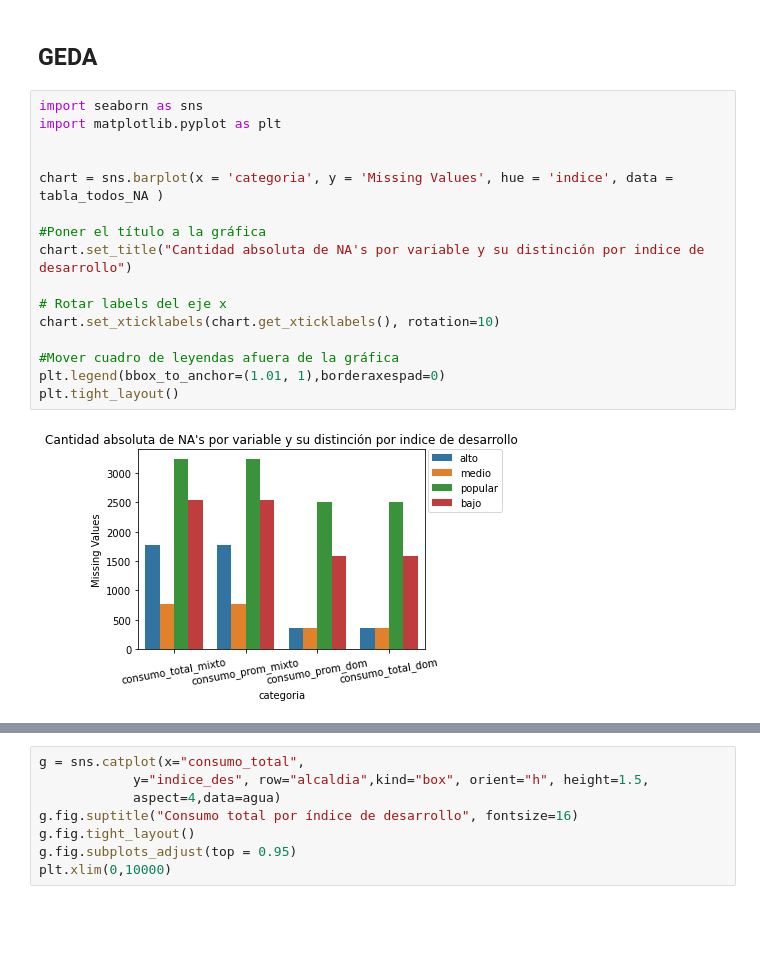
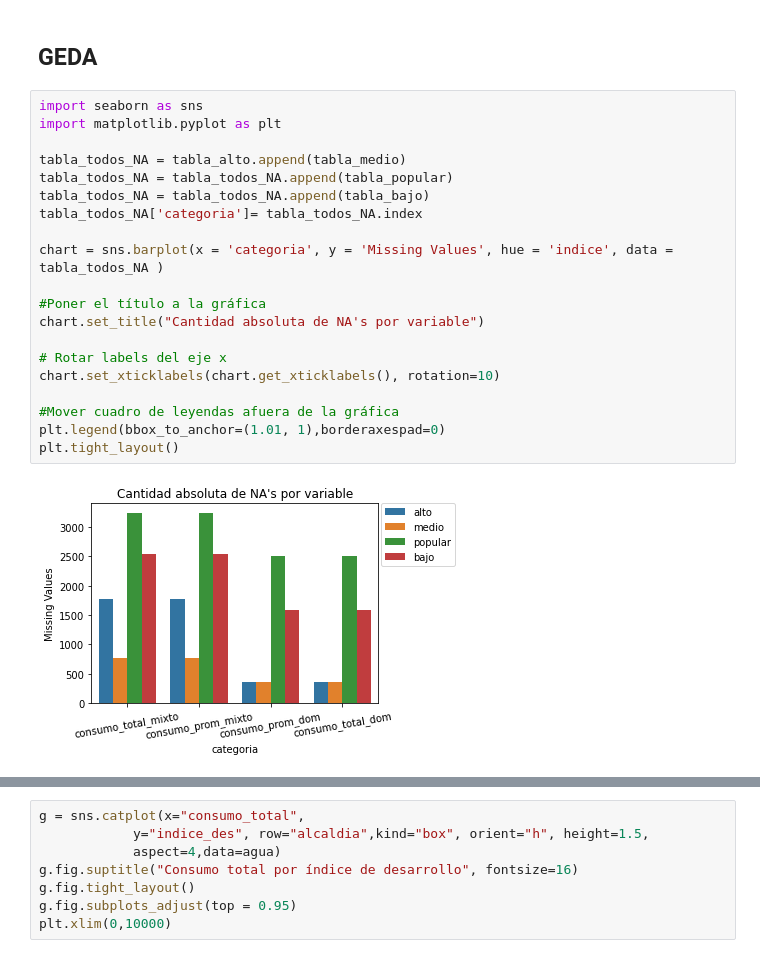
Before and after one commit to rafaelortegar/ids_t2_equipo, a Jupyter notebook: notebooks/Laboratorio_limpio-Copy1.ipynb, the cells around one changed output, grey strips where cells are left out. Drawn from its saved outputs; the diff is of its cells as text; blank space fills up the shorter version.

Commit message:
solo falta correrlo todo para exportar

```diff
--- a/notebooks/Laboratorio_limpio-Copy1.ipynb
+++ b/notebooks/Laboratorio_limpio-Copy1.ipynb
@@ -707,21 +708,25 @@ tabla_todos_NA
 # %%
 import seaborn as sns
 import matplotlib.pyplot as plt
 
+tabla_todos_NA = tabla_alto.append(tabla_medio)
+tabla_todos_NA = tabla_todos_NA.append(tabla_popular)
+tabla_todos_NA = tabla_todos_NA.append(tabla_bajo)
+tabla_todos_NA['categoria']= tabla_todos_NA.index
 
 chart = sns.barplot(x = 'categoria', y = 'Missing Values', hue = 'indice', data = tabla_todos_NA )
 
 #Poner el título a la gráfica
-chart.set_title("Cantidad absoluta de NA's por variable y su distinción por indice de desarrollo")
+chart.set_title("Cantidad absoluta de NA's por variable")
 
 # Rotar labels del eje x
 chart.set_xticklabels(chart.get_xticklabels(), rotation=10)
 
 #Mover cuadro de leyendas afuera de la gráfica
 plt.legend(bbox_to_anchor=(1.01, 1),borderaxespad=0)
 plt.tight_layout()
 # %% [output]
-[figure, old version]
+[figure, new version]
 # %%
 chart = sns.barplot(x = 'categoria', y = '% del Total', hue = 'indice', data = tabla_todos_NA )
 
```
Also changed, not shown: parts of 93 cells of this notebook, 1 other file.
